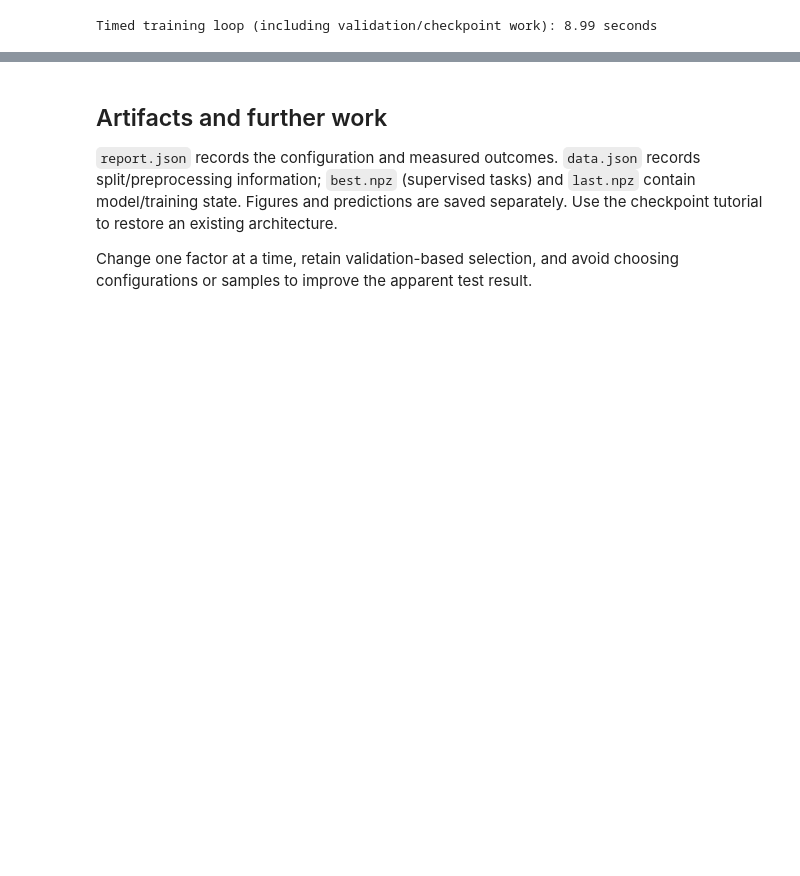
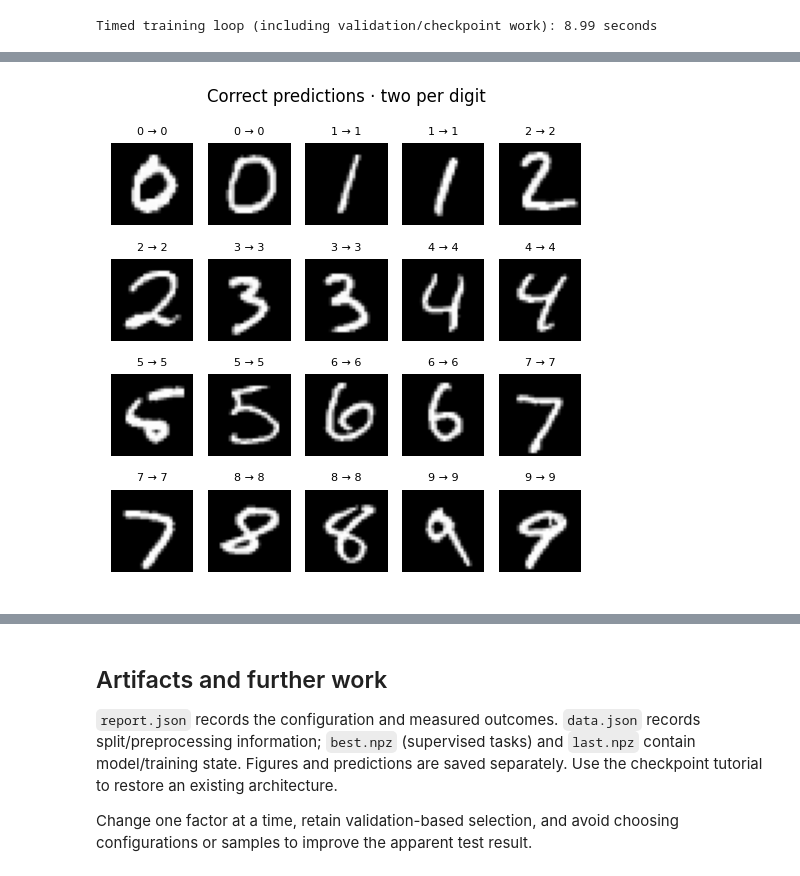
Before and after one commit to rgs2151/NeuralJAXwork, a Jupyter notebook: notebooks/mnist_cnn.ipynb, the cells around one changed output, grey strips where cells are left out. Drawn from its saved outputs; the diff is of its cells as text; code cells hidden in the pictures; blank space fills up the shorter version.

```diff
--- a/notebooks/mnist_cnn.ipynb
+++ b/notebooks/mnist_cnn.ipynb
@@ -125,0 +140,4 @@ display(Image(filename=str(RUN / 'classification.png')))
+# %%
+display(Image(filename=str(RUN / 'successes.png')))
+# %% [output]
+[figure, added]
```
Also changed, not shown: parts of 6 cells of this notebook, 25 other files.
